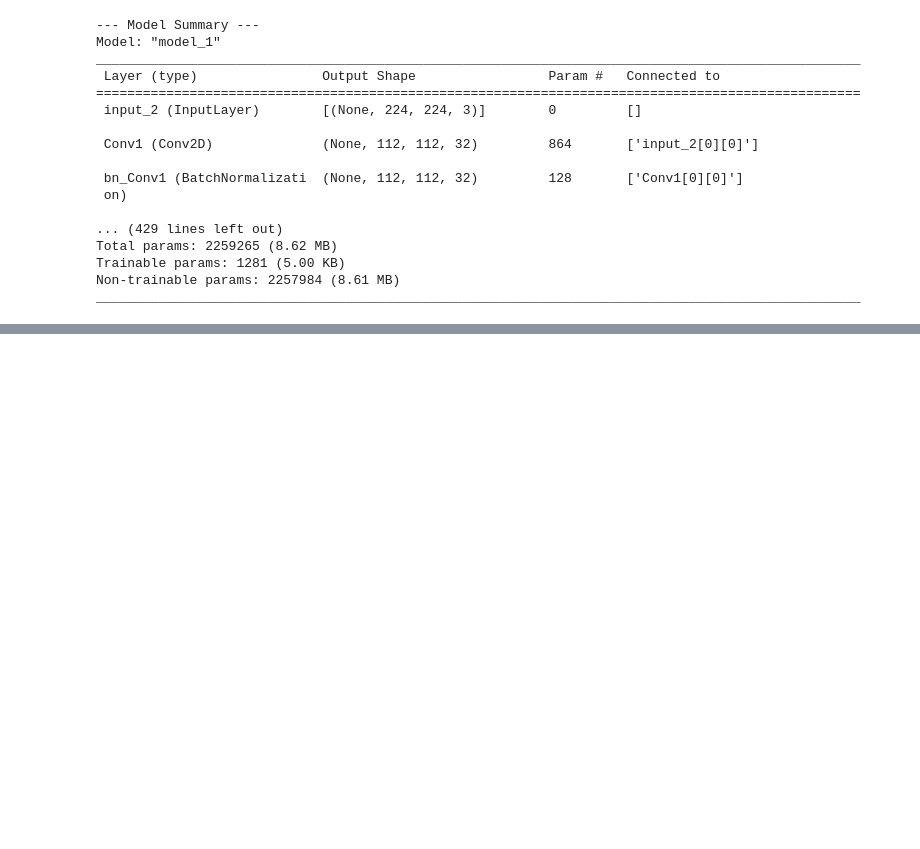
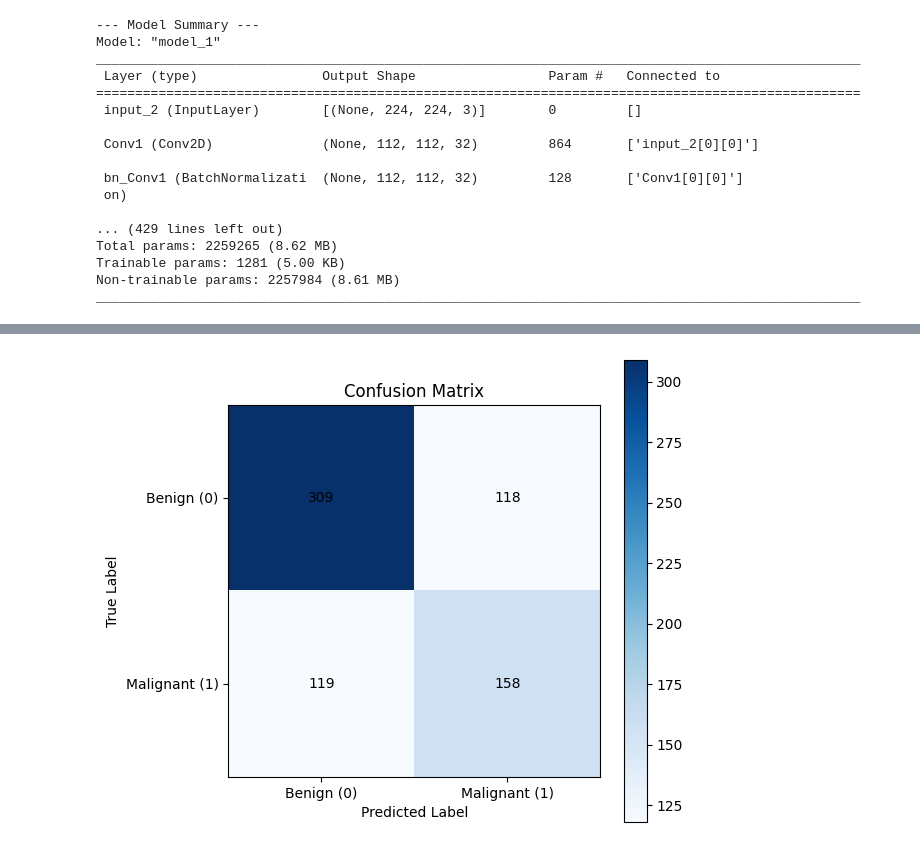
Before and after one commit to ramiromuniz/Final-Project-UoL, a Jupyter notebook: notebooks/02_mobilenetv2_prototype_development.ipynb, the cells around one changed output, grey strips where cells are left out. Saved outputs shown, nothing was run; the diff lists cells and outputs as text; code cells hidden in the pictures; blank space fills up the shorter version.

```diff
--- a/notebooks/02_mobilenetv2_prototype_development.ipynb
+++ b/notebooks/02_mobilenetv2_prototype_development.ipynb
@@ -665,0 +830,15 @@ plot_training_history(history)
+# %%
+# 3. Create TensorFlow Dataset for Testing
+print("\n--- Creating Test Dataset ---")
+if not final_test_df.empty:
+    test_image_paths = final_test_df['image_path'].values
+    test_labels = final_test_df['label'].values
+
+    test_dataset = tf.data.Dataset.from_tensor_slices((test_image_paths, test_labels))
+    test_dataset = test_dataset.map(load_and_preprocess_image, num_parallel_calls=tf.data.AUTOTUNE)
+    test_dataset = test_dataset.batch(BATCH_SIZE) # Batch the test data
+    test_dataset = test_dataset.prefetch(buffer_size=tf.data.AUTOTUNE) # Optimize performance
+    print("Test dataset created successfully.")
+else:
+    print("Final test DataFrame is empty. Cannot create test dataset.")
+    test_dataset = None
@@ -665,0 +869,66 @@ plot_training_history(history)
+# %%
+# Ensure test_dataset and model are defined and populated.
+
+from sklearn.metrics import confusion_matrix, classification_report, roc_curve, auc
+import matplotlib.pyplot as plt
+import numpy as np
+
+# --- Task 5: Reporting Metrics ---
+
+# 1. Get predictions and true labels from the test dataset
+print("\n--- Generating Predictions ---")
+y_true = []
+y_pred = []
+
+for images, labels in test_dataset:
+    predictions = model.predict(images)
+    y_true.extend(labels.numpy()) # True labels
+    y_pred.extend(predictions.flatten()) # Predicted probabilities
+
+# Convert to NumPy arrays for further processing
+y_true = np.array(y_true)
+y_pred = np.array(y_pred)
+
+# 2. Calculate confusion matrix
+print("\n--- Confusion Matrix ---")
+threshold = 0.5 # Threshold for binary classification
+y_pred_binary = (y_pred >= threshold).astype(int) # Convert probabilities to binary predictions
+conf_matrix = confusion_matrix(y_true, y_pred_binary)
+print("Confusion Matrix:")
+print(conf_matrix)
+
+# Plot confusion matrix
+plt.figure(figsize=(6, 6))
+plt.imshow(conf_matrix, cmap='Blues', interpolation='nearest')
+plt.title('Confusion Matrix')
+plt.colorbar()
+plt.xticks([0, 1], ['Benign (0)', 'Malignant (1)'])
+plt.yticks([0, 1], ['Benign (0)', 'Malignant (1)'])
+plt.xlabel('Predicted Label')
+plt.ylabel('True Label')
+plt.text(0, 0, conf_matrix[0, 0], ha='center', va='center', color='black')
+plt.text(0, 1, conf_matrix[0, 1], ha='center', va='center', color='black')
+plt.text(1, 0, conf_matrix[1, 0], ha='center', va='center', color='black')
+plt.text(1, 1, conf_matrix[1, 1], ha='center', va='center', color='black')
+plt.show()
+
+# 3. Classification Report
+print("\n--- Classification Report ---")
+print(classification_report(y_true, y_pred_binary, target_names=['Benign', 'Malignant']))
+
+# 4. Calculate ROC Curve and AUC
+print("\n--- ROC Curve and AUC ---")
+fpr, tpr, thresholds = roc_curve(y_true, y_pred) # Use probabilities for ROC
+roc_auc = auc(fpr, tpr)
+print(f"AUC Score: {roc_auc:.4f}")
+
+# Plot ROC Curve
+plt.figure(figsize=(8, 6))
+plt.plot(fpr, tpr, label=f'ROC Curve (AUC = {roc_auc:.4f})')
+plt.plot([0, 1], [0, 1], 'k--') # Diagonal line (random classifier)
+plt.xlabel('False Positive Rate')
+plt.ylabel('True Positive Rate')
+plt.title('ROC Curve')
+plt.legend(loc='lower right')
+plt.show()
+# %% [output]
@@ -665,0 +952 @@ plot_training_history(history)
+[figure, added]
```
Also changed, not shown: parts of 13 cells of this notebook.
